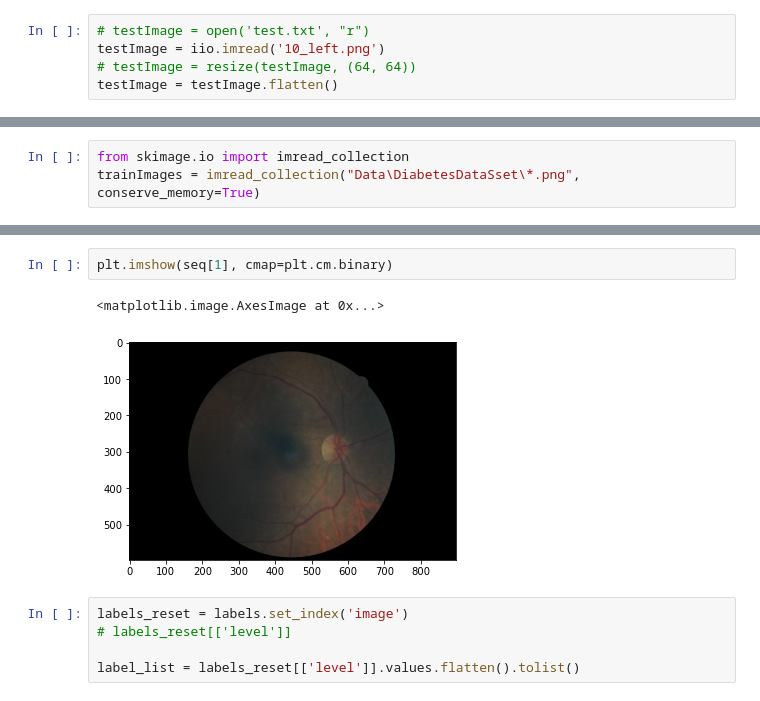
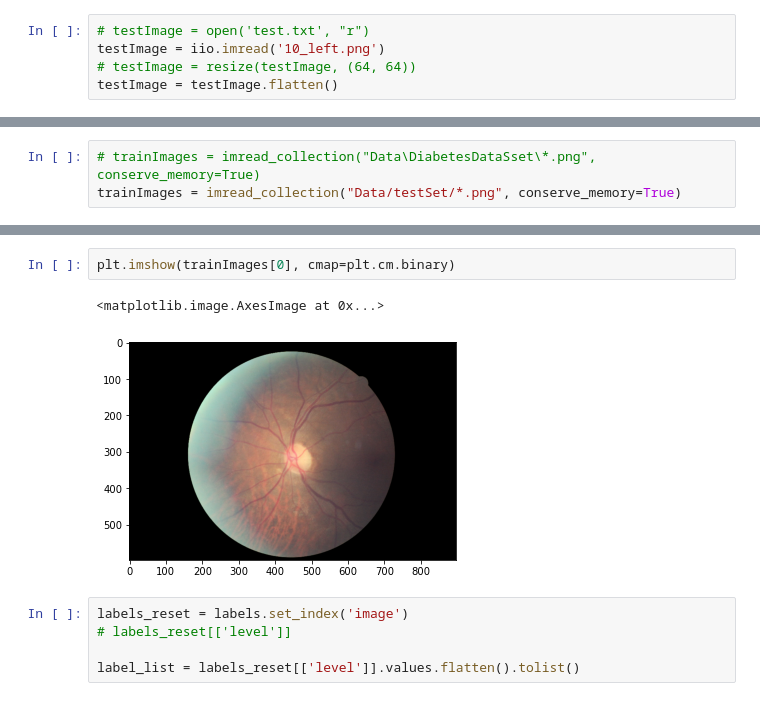
Before and after one commit to RipOrbofWinter/EyeDiseaseDetection, a Jupyter notebook: ResearchNotebook.ipynb, the cells around one changed output, grey strips where cells are left out. Saved outputs shown, nothing was run; the diff lists cells and outputs as text.

Commit message:
small update eye image testing

```diff
--- a/ResearchNotebook.ipynb
+++ b/ResearchNotebook.ipynb
@@ -113,3 +113,3 @@ testImage
 # %%
-from skimage.io import imread_collection
-trainImages = imread_collection("Data\DiabetesDataSset\*.png", conserve_memory=True)
+# trainImages = imread_collection("Data\DiabetesDataSset\*.png", conserve_memory=True)
+trainImages = imread_collection("Data/testSet/*.png", conserve_memory=True)
@@ -137,8 +136,8 @@ array([[[0, 0, 0],
 # %%
-plt.imshow(seq[1], cmap=plt.cm.binary)
+plt.imshow(trainImages[0], cmap=plt.cm.binary)
 # %% [output]
 <matplotlib.image.AxesImage at 0x...>
-[figure, old version]
+[figure, new version]
 # %%
 labels_reset = labels.set_index('image')
 # labels_reset[['level']]
```
Also changed, not shown: parts of 10 cells of this notebook, 2 other files.
